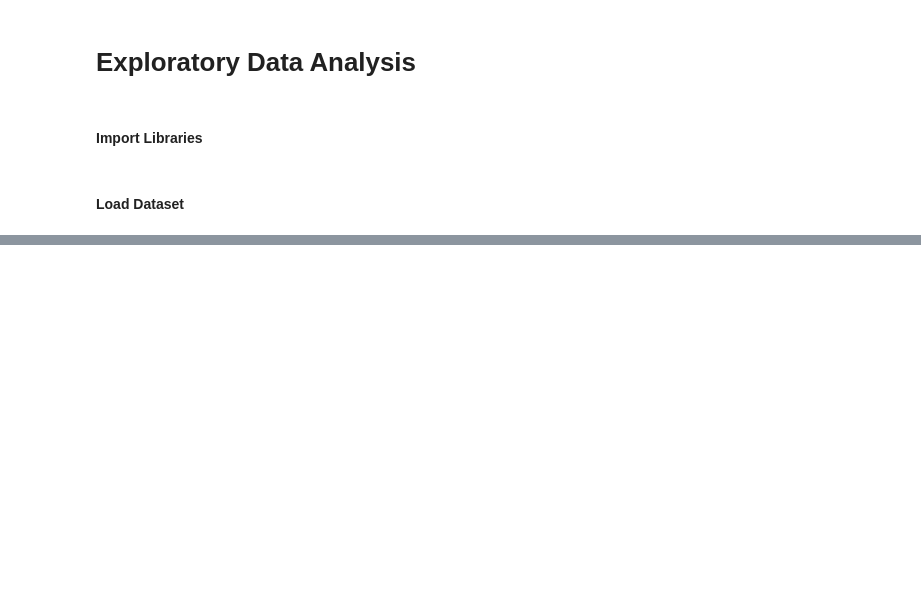
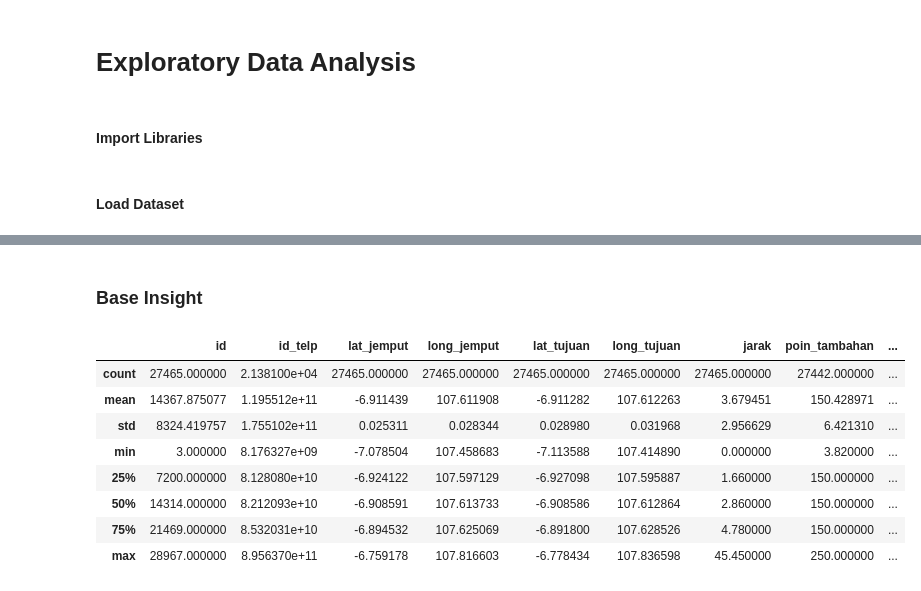
Before and after one commit to azwanazamuddin/location-choice-model, a Jupyter notebook: notebooks/eda.ipynb, the cells around one changed output, grey strips where cells are left out. Cells and saved outputs as stored; diff of their text form; code cells hidden in the pictures; blank space fills up the shorter version.

```diff
--- a/notebooks/eda.ipynb
+++ b/notebooks/eda.ipynb
@@ -29,0 +36,14 @@ df.head()
+# %% [markdown]
+### Base Insight
+# %%
+df.describe()
+# %% [output]
+|  | id | id_telp | lat_jemput | long_jemput | lat_tujuan | long_tujuan | jarak | poin_tambahan | ... |
+| count | 27465.000000 | 2.138100e+04 | 27465.000000 | 27465.000000 | 27465.000000 | 27465.000000 | 27465.000000 | 27442.000000 | ... |
+| mean | 14367.875077 | 1.195512e+11 | -6.911439 | 107.611908 | -6.911282 | 107.612263 | 3.679451 | 150.428971 | ... |
+| std | 8324.419757 | 1.755102e+11 | 0.025311 | 0.028344 | 0.028980 | 0.031968 | 2.956629 | 6.421310 | ... |
+| min | 3.000000 | 8.176327e+09 | -7.078504 | 107.458683 | -7.113588 | 107.414890 | 0.000000 | 3.820000 | ... |
+| 25% | 7200.000000 | 8.128080e+10 | -6.924122 | 107.597129 | -6.927098 | 107.595887 | 1.660000 | 150.000000 | ... |
+| 50% | 14314.000000 | 8.212093e+10 | -6.908591 | 107.613733 | -6.908586 | 107.612864 | 2.860000 | 150.000000 | ... |
+| 75% | 21469.000000 | 8.532031e+10 | -6.894532 | 107.625069 | -6.891800 | 107.628526 | 4.780000 | 150.000000 | ... |
+| max | 28967.000000 | 8.956370e+11 | -6.759178 | 107.816603 | -6.778434 | 107.836598 | 45.450000 | 250.000000 | ... |
```
Also changed, not shown: parts of 16 cells of this notebook, 34 other files.
